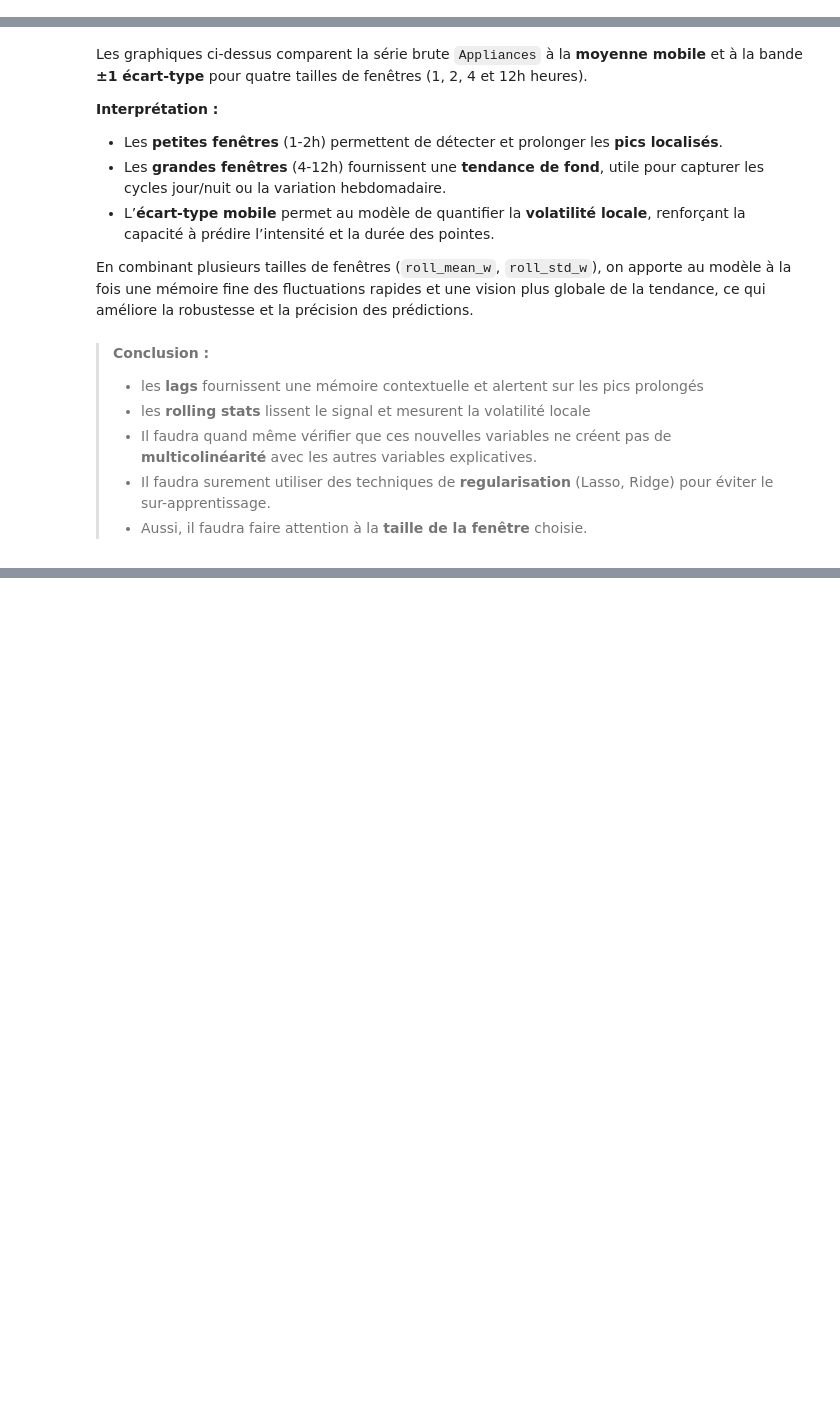
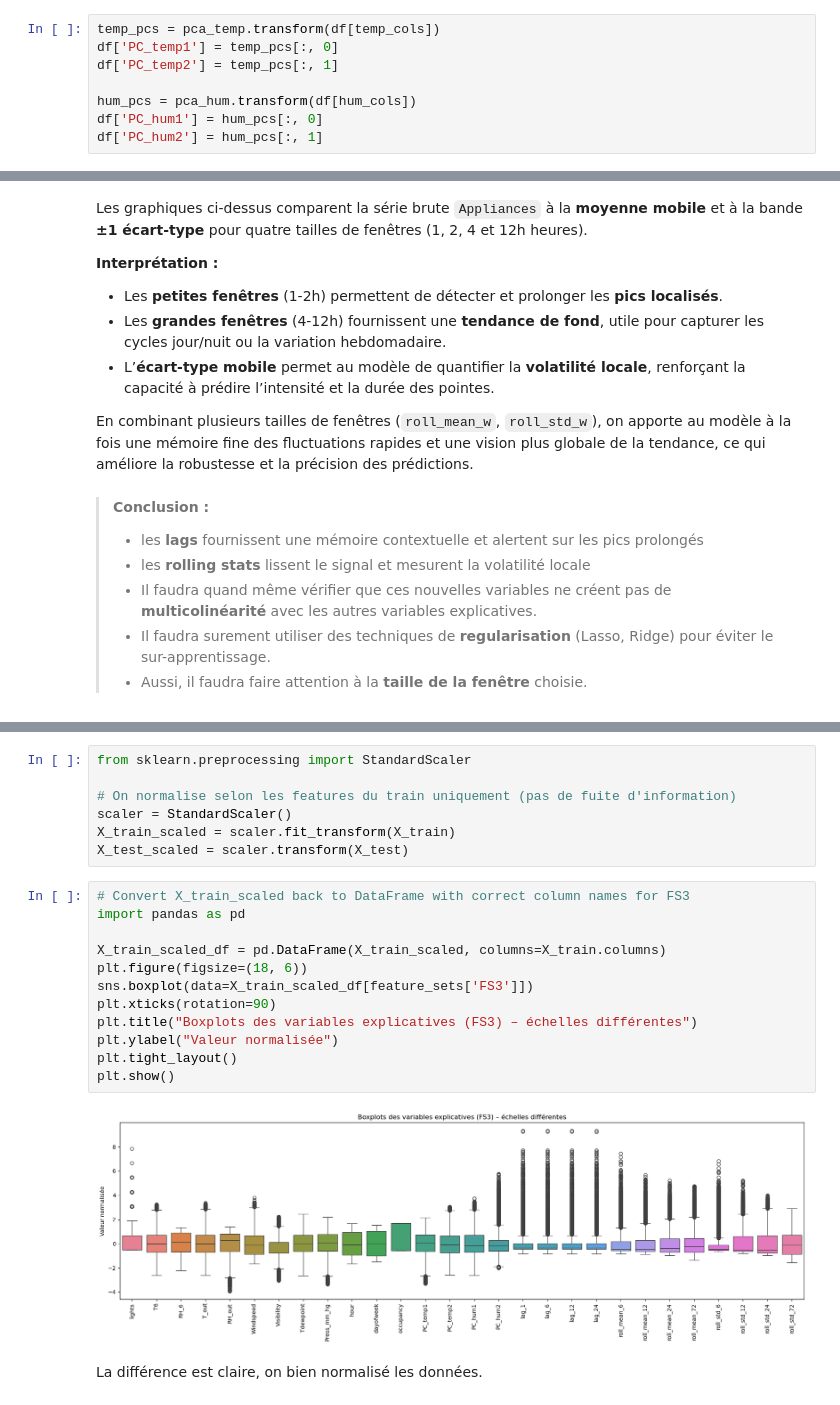
Before and after one commit to issagith/energy-consumption-prediction, a Jupyter notebook: main.ipynb, the cells around one changed output, grey strips where cells are left out. Saved outputs shown, nothing was run; the diff lists cells and outputs as text; blank space fills up the shorter version.

```diff
--- a/main.ipynb
+++ b/main.ipynb
@@ -545,6 +549,14 @@ print(cumvar_hum)
 Pour les même raisons, on garde aussi les **2 premières composantes**. Elles expliquent ici **90%** de la variance totale.
 
 On va donc créer 4 nouvelles variables `PC_temp1`, `PC_temp2`, `PC_hum1` et `PC_hum2` qui seront les deux premières composantes principales de chaque groupe de variables.
+# %%
+temp_pcs = pca_temp.transform(df[temp_cols])
+df['PC_temp1'] = temp_pcs[:, 0]
+df['PC_temp2'] = temp_pcs[:, 1]
+
+hum_pcs = pca_hum.transform(df[hum_cols])
+df['PC_hum1'] = hum_pcs[:, 0]
+df['PC_hum2'] = hum_pcs[:, 1]
 # %% [markdown]
 >**Conclusion :**
 >
@@ -735,0 +860,23 @@ Ainsi, nous étudierons les spécificités de chaque algorithme tout en atteigna
+# %%
+from sklearn.preprocessing import StandardScaler
+
+# On normalise selon les features du train uniquement (pas de fuite d'information)
+scaler = StandardScaler()
+X_train_scaled = scaler.fit_transform(X_train)
+X_test_scaled = scaler.transform(X_test)
+# %%
+# Convert X_train_scaled back to DataFrame with correct column names for FS3
+import pandas as pd
+
+X_train_scaled_df = pd.DataFrame(X_train_scaled, columns=X_train.columns)
+plt.figure(figsize=(18, 6))
+sns.boxplot(data=X_train_scaled_df[feature_sets['FS3']])
+plt.xticks(rotation=90)
+plt.title("Boxplots des variables explicatives (FS3) – échelles différentes")
+plt.ylabel("Valeur normalisée")
+plt.tight_layout()
+plt.show()
+# %% [output]
+[figure, added]
+# %% [markdown]
+La différence est claire, on bien normalisé les données.
```
Also changed, not shown: parts of 18 cells of this notebook.
